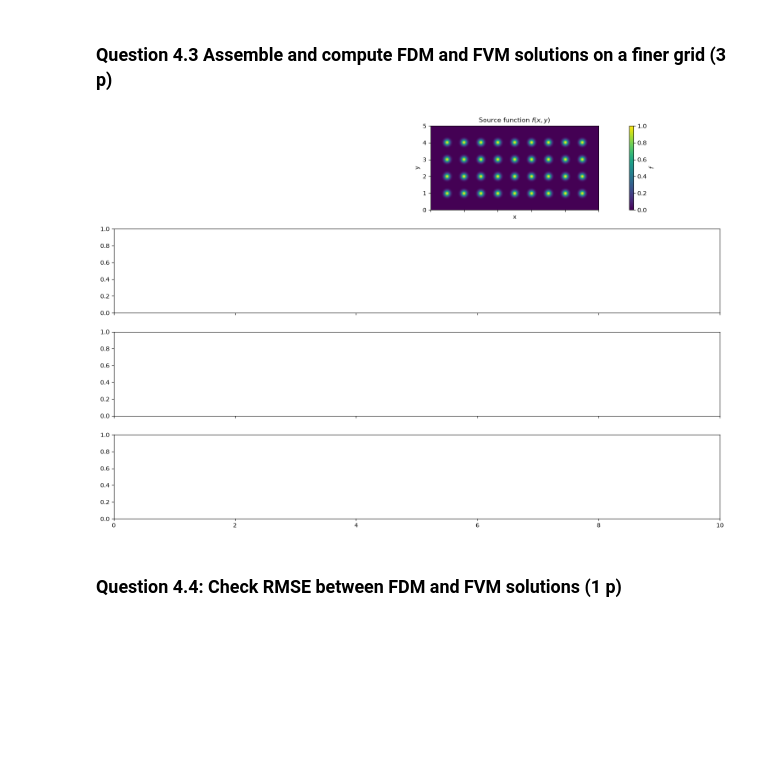
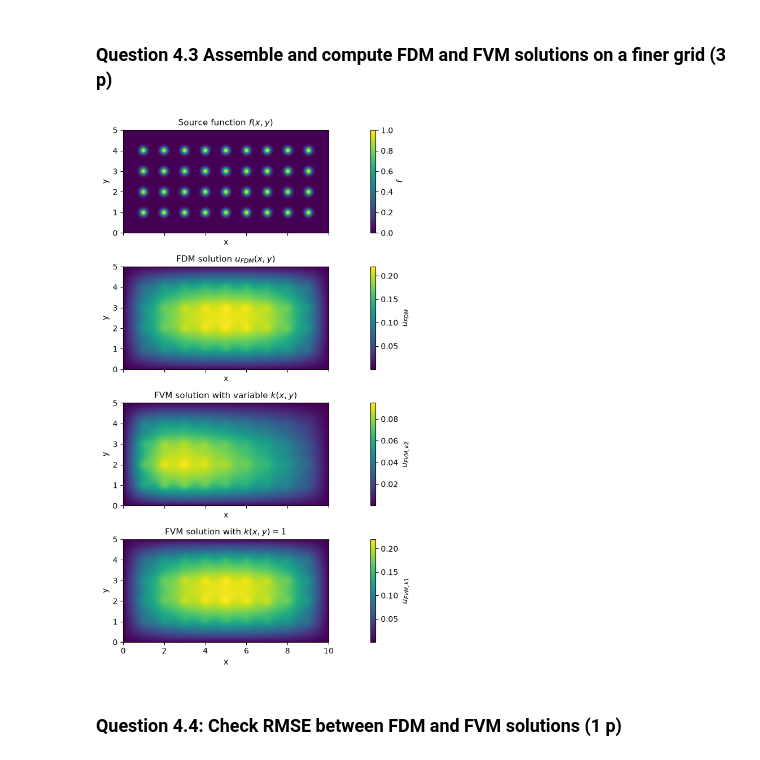
Before and after one commit to TychoRietman/TW3730TU-Assignments, a Jupyter notebook: Assignment-3.ipynb, the cells around one changed output. Saved outputs shown, nothing was run; the diff lists cells and outputs as text; code cells hidden in the pictures; blank space fills up the shorter version.

```diff
--- a/Assignment-3.ipynb
+++ b/Assignment-3.ipynb
@@ -745,26 +744,106 @@ Symmetry error = 0.0
 # %%
 Nx, Ny = 200, 100
 dx, dy = Lx/Nx, Ly/Ny
-x, y = np.mgrid[dx:Lx-dx:(Nx-1)*1j, dy:Ly-dy:(Ny-1)*1j]
+
+x, y = np.mgrid[
+    dx:Lx-dx:(Nx-1)*1j,
+    dy:Ly-dy:(Ny-1)*1j
+]
+
 f = sourcefunc(x, y)
 
-#YOUR CODE HERE
 
-# 3. Visualizations as 2D images
+# Assemble FDM matrix and solve
+A_fdm = FDLaplacian2D(Nx, Ny, dx, dy)
+u_fdm = la.spsolve(A_fdm, f.flatten(order='F'))
+
+
+# Assemble FVM matrix with coeffK2 and solve
+A_fvm_k2 = create2DLFVM(Lx, Ly, Nx, Ny, coeffK2)
+u_fvm_k2 = la.spsolve(A_fvm_k2, f.flatten(order='F'))
+
+
+# Assemble FVM matrix with coeffK1 and solve
+A_fvm_k1 = create2DLFVM(Lx, Ly, Nx, Ny, coeffK1)
+u_fvm_k1 = la.spsolve(A_fvm_k1, f.flatten(order='F'))
+
+
+# Reshape back to 2D
+u_fdm = u_fdm.reshape((Nx-1, Ny-1), order='F')
+u_fvm_k2 = u_fvm_k2.reshape((Nx-1, Ny-1), order='F')
+u_fvm_k1 = u_fvm_k1.reshape((Nx-1, Ny-1), order='F')
+
+
+# Visualizations as 2D images
 fig, axes = plt.subplots(4, 1, figsize=(15, 10), sharex=True)
 
-im0 = axes[0].imshow(f.transpose(), extent=[0, Lx, 0, Ly], origin='lower', cmap='viridis')
+
+# Source function
+im0 = axes[0].imshow(
+    f.transpose(),
+    extent=[0, Lx, 0, Ly],
+    origin='lower',
+    cmap='viridis'
+)
+
 axes[0].set_title('Source function $f(x,y)$', fontsize=11)
 fig.colorbar(im0, ax=axes[0], label='$f$')
 axes[0].set_xlabel('x')
 axes[0].set_ylabel('y')
 
-#YOUR CODE HERE
+
+# FDM solution
+im1 = axes[1].imshow(
+    u_fdm.transpose(),
+    extent=[0, Lx, 0, Ly],
+    origin='lower',
+    cmap='viridis'
+)
+
+axes[1].set_title('FDM solution $u_{FDM}(x,y)$', fontsize=11)
+fig.colorbar(im1, ax=axes[1], label='$u_{FDM}$')
+axes[1].set_xlabel('x')
+axes[1].set_ylabel('y')
+
+
+# FVM solution with coeffK2
+im2 = axes[2].imshow(
+    u_fvm_k2.transpose(),
+    extent=[0, Lx, 0, Ly],
+    origin='lower',
+    cmap='viridis'
+)
+
+axes[2].set_title(
+    'FVM solution with variable $k(x,y)$',
+    fontsize=11
+)
+fig.colorbar(im2, ax=axes[2], label='$u_{FVM,k2}$')
+axes[2].set_xlabel('x')
+axes[2].set_ylabel('y')
+
+
+# FVM solution with coeffK1
+im3 = axes[3].imshow(
+    u_fvm_k1.transpose(),
+    extent=[0, Lx, 0, Ly],
+    origin='lower',
+    cmap='viridis'
+)
+
+axes[3].set_title(
+    'FVM solution with $k(x,y)=1$',
+    fontsize=11
+)
+fig.colorbar(im3, ax=axes[3], label='$u_{FVM,k1}$')
+axes[3].set_xlabel('x')
+axes[3].set_ylabel('y')
+
 
 plt.tight_layout()
 plt.show()
 # %% [output]
-[figure, old version]
+[figure, new version]
 # %% [markdown]
 ### Question 4.4: Check RMSE between FDM and FVM solutions (1 p)
 # %%
```
Also changed, not shown: parts of 4 cells of this notebook.
